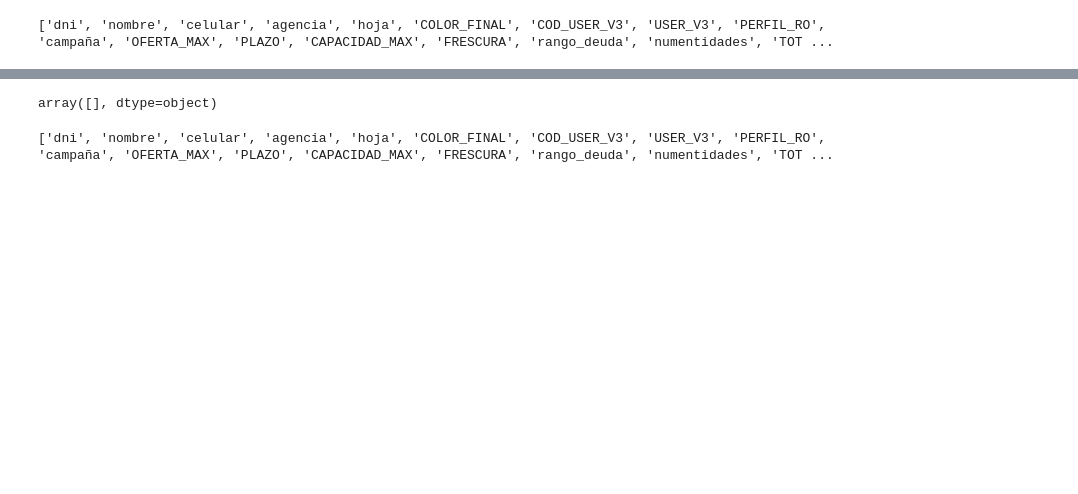
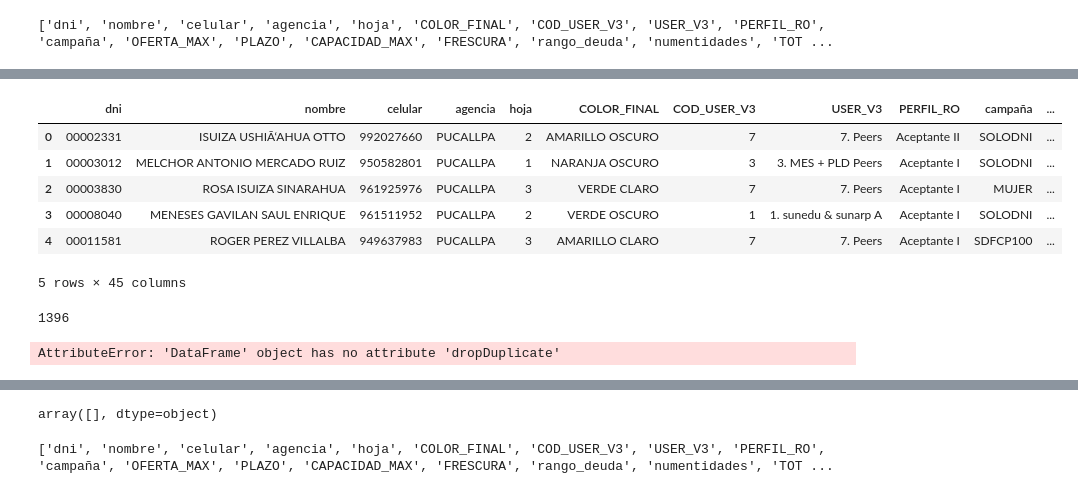
Before and after one commit to fernandolazob/target_script_01, a Jupyter notebook: 01target_alfin/todo.ipynb, the cells around one changed output, grey strips where cells are left out. Saved outputs shown, nothing was run; the diff lists cells and outputs as text; code cells hidden in the pictures; blank space fills up the shorter version.

```diff
--- a/01target_alfin/todo.ipynb
+++ b/01target_alfin/todo.ipynb
@@ -124,2 +410,11 @@ print(df_lista.columns)
+# %%
+df_lista = completar_con_ceros(df_lista, "DNI")
+df_lista_en_uso = completar_con_ceros(df_lista_en_uso, "DNI")
+df_validar = completar_con_ceros(df_validar, "DNI")
+# %%
+df_lista=df_lista.select('dni', 'nombre', 'celular', 'agencia', 'hoja')
+df_lista_en_uso=df_lista_en_uso.select('dni', 'nombre', 'celular', 'agencia', 'hoja')
+# %%
+df_lista=df_lista.unionByName(df_lista_en_uso)
 # %%
 df_lista_1=df_lista.join(df_validar,['DNI'],'inner')
@@ -161,0 +542,3 @@ only showing top 4 rows
+# %%
+# df_lista_pd=df_lista_1.toPandas()
+df_lista_pd_v2=df_lista_2.toPandas()
@@ -161,0 +573,10 @@ only showing top 4 rows
+# %%
+df_lista_pd_v2.head()
+# %% [output]
+|  | dni | nombre | celular | agencia | hoja | COLOR_FINAL | COD_USER_V3 | USER_V3 | PERFIL_RO | campaña | ... |
+| 0 | 00002331 | ISUIZA USHIÃ‘AHUA OTTO | 992027660 | PUCALLPA | 2 | AMARILLO OSCURO | 7 | 7. Peers | Aceptante II | SOLODNI | ... |
+| 1 | 00003012 | MELCHOR ANTONIO MERCADO RUIZ | 950582801 | PUCALLPA | 1 | NARANJA OSCURO | 3 | 3. MES + PLD Peers | Aceptante I | SOLODNI | ... |
+| 2 | 00003830 | ROSA ISUIZA SINARAHUA | 961925976 | PUCALLPA | 3 | VERDE CLARO | 7 | 7. Peers | Aceptante I | MUJER | ... |
+| 3 | 00008040 | MENESES GAVILAN SAUL ENRIQUE | 961511952 | PUCALLPA | 2 | VERDE OSCURO | 1 | 1. sunedu & sunarp A | Aceptante I | SOLODNI | ... |
+| 4 | 00011581 | ROGER PEREZ VILLALBA | 949637983 | PUCALLPA | 3 | AMARILLO CLARO | 7 | 7. Peers | Aceptante I | SDFCP100 | ... |
+5 rows × 45 columns
@@ -161,0 +614,20 @@ only showing top 4 rows
+# %%
+df_lista_pd_v2["OFERTA_MAX"] = pd.to_numeric(
+    df_lista_pd_v2["OFERTA_MAX"],
+    errors="coerce"
+)
+
+cantidad = df_lista_pd_v2[
+                            (df_lista_pd_v2["hoja"].isin(['0'])) |
+                            (
+                                (df_lista_pd_v2["PROPENSION_DISTRIBUCION"].isin(['1'])) &
+                                (df_lista_pd_v2["COLOR_FINAL"].isin([ "VERDE OSCURO"])) &
+                                (df_lista_pd_v2["USER_V3"].isin(["7. Peers"])) &
+                                (df_lista_pd_v2["PERFIL_RO"].isin(["Aceptante I",'Aceptante II','Dispuesto I'])) &
+                                (df_lista_pd_v2["OFERTA_MAX"] >= 10500)
+                            )
+                    ].shape[0]
+
+print(cantidad)
+# %% [output]
+1396
@@ -161,0 +645,4 @@ only showing top 4 rows
+# %%
+df_lista_pd_v2=df_lista_pd_v2.dropDuplicate('dni')
+# %% [output]
+AttributeError: 'DataFrame' object has no attribute 'dropDuplicate'
```
Also changed, not shown: parts of 86 cells of this notebook, 46 other files.
